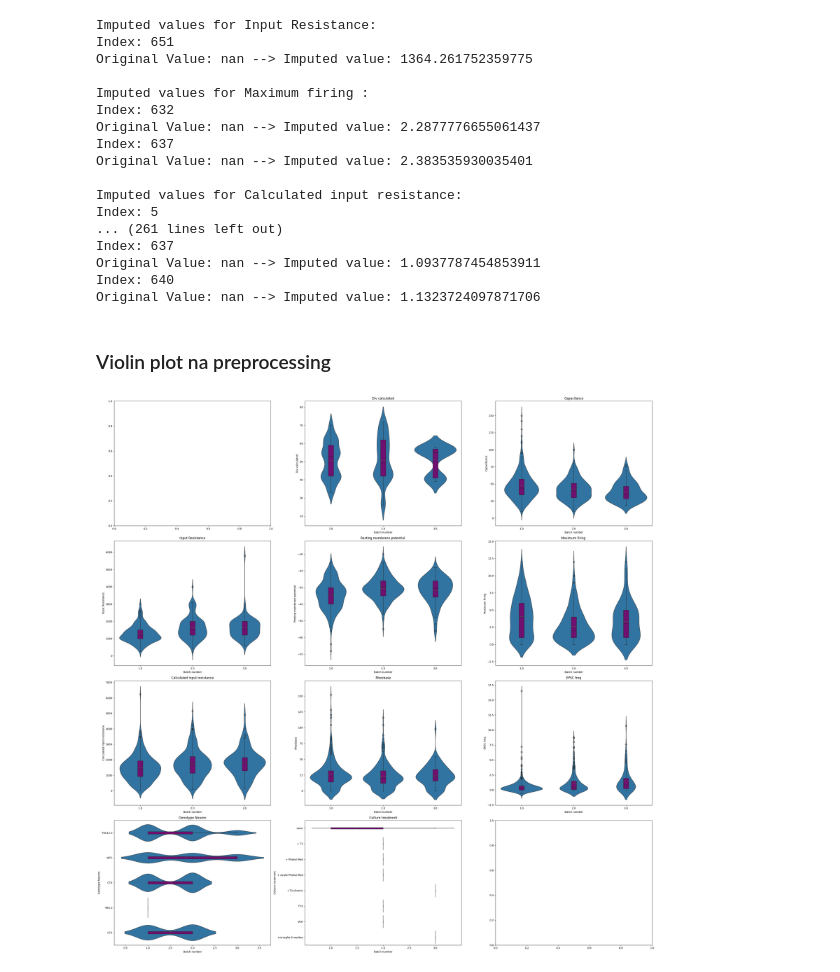
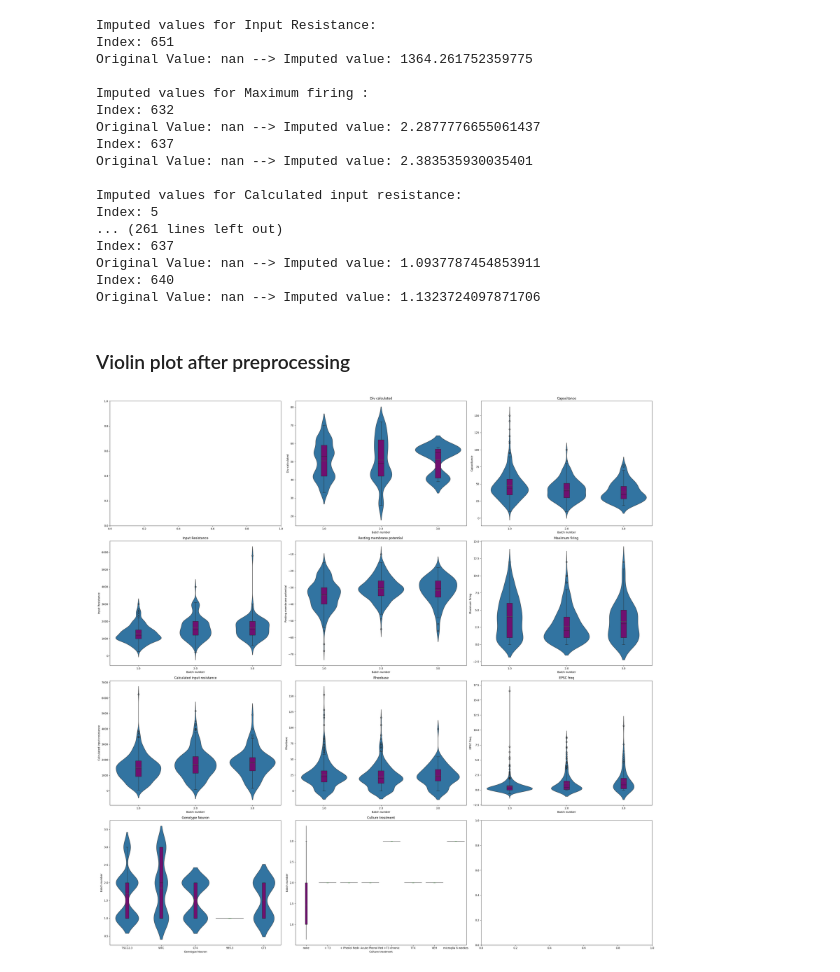
Before and after one commit to wesleysSon/Bpsysio-Ephys, a Jupyter notebook: Ephys workflow WEsley.ipynb, the cells around one changed output. Cells and saved outputs as stored; diff of their text form; code cells hidden in the pictures.

```diff
--- a/Ephys workflow WEsley.ipynb
+++ b/Ephys workflow WEsley.ipynb
@@ -146,29 +178,39 @@ Original Value: nan --> Imputed value: 1.0937787454853911
 Index: 640
 Original Value: nan --> Imputed value: 1.1323724097871706
 # %% [markdown]
-### Violin plot na preprocessing
+### Violin plot after preprocessing
-# %%
-# sns.violinplot(x='Genotype Neuron', y='Capacitance', data=data_extracted_features_imputed, inner=None)
-# sns.boxplot(x='Genotype Neuron', y='Capacitance', data=data_extracted_features_imputed, width=0.2, color="purple", showmeans=True, meanline=True)
-# plt.xlabel("Genotype Neuron")
-# plt.ylabel("Capacitance")
-# plt.title("Ephys violinplot")
-# plt.show()
-
-# g = sns.FacetGrid(data_extracted_features_imputed, col='Genotype Neuron', col_wrap=4, height=4, sharex=True)
-# g.map(sns.violinplot, 'Batch number', 'Div calculated', inner=None)
-# plt.tight_layout()
-# plt.show
-
-fig, axes = plt.subplots(4, 3, figsize=(30, 30))
-axes = axes.flatten()
-for i, feature in enumerate(data_extracted_features_imputed.columns):
-    if feature == 'Batch number':
-        continue
-    sns.violinplot(x='Batch number', y=feature, data=data_extracted_features_imputed, ax=axes[i], inner=None)
-    sns.boxplot(x='Batch number', y=feature, data=data_extracted_features_imputed, ax=axes[i], width=0.1, color="purple", showmeans=True, meanline=True)
-    axes[i].set_title(feature)
-plt.tight_layout()
-plt.show()
-# %% [output]
-[figure, removed]
+# %%
+
+"""
+Plots violin and box plots for each feature against the 'Batch number' column.
+"""
+
+# Create subplots
+fig, axes = plt.subplots(4, 3, figsize=(30, 30))
+axes = axes.flatten()
+
+# Iterate over each feature in the DataFrame
+for i, feature in enumerate(data_extracted_features_imputed.columns):
+    if feature == 'Batch number':
+        continue
+    elif feature == 'Genotype Neuron':
+        # Plot violin and box plots for 'Genotype Neuron'
+        sns.violinplot(x=feature, y='Batch number', data=data_extracted_features_imputed, ax=axes[i], inner=None)
+        sns.boxplot(x=feature, y='Batch number', data=data_extracted_features_imputed, ax=axes[i], width=0.1, color="purple", showmeans=True, meanline=True)
+        axes[i].set_title(feature)
+    elif feature == 'Culture treatment':
+        # Plot violin and box plots for 'Culture treatment'
+        sns.violinplot(x=feature, y='Batch number', data=data_extracted_features_imputed, ax=axes[i], inner=None)
+        sns.boxplot(x=feature, y='Batch number', data=data_extracted_features_imputed, ax=axes[i], width=0.1, color="purple", showmeans=True, meanline=True)
+        axes[i].set_title(feature)
+    else:
+        # Plot violin and box plots for other features
+        sns.violinplot(x='Batch number', y=feature, data=data_extracted_features_imputed, ax=axes[i], inner=None)
+        sns.boxplot(x='Batch number', y=feature, data=data_extracted_features_imputed, ax=axes[i], width=0.1, color="purple", showmeans=True, meanline=True)
+        axes[i].set_title(feature)
+
+# Adjust the layout and display the plot
+plt.tight_layout()
+plt.show()
+# %% [output]
+[figure, added]
```
Also changed, not shown: parts of 7 cells of this notebook.
